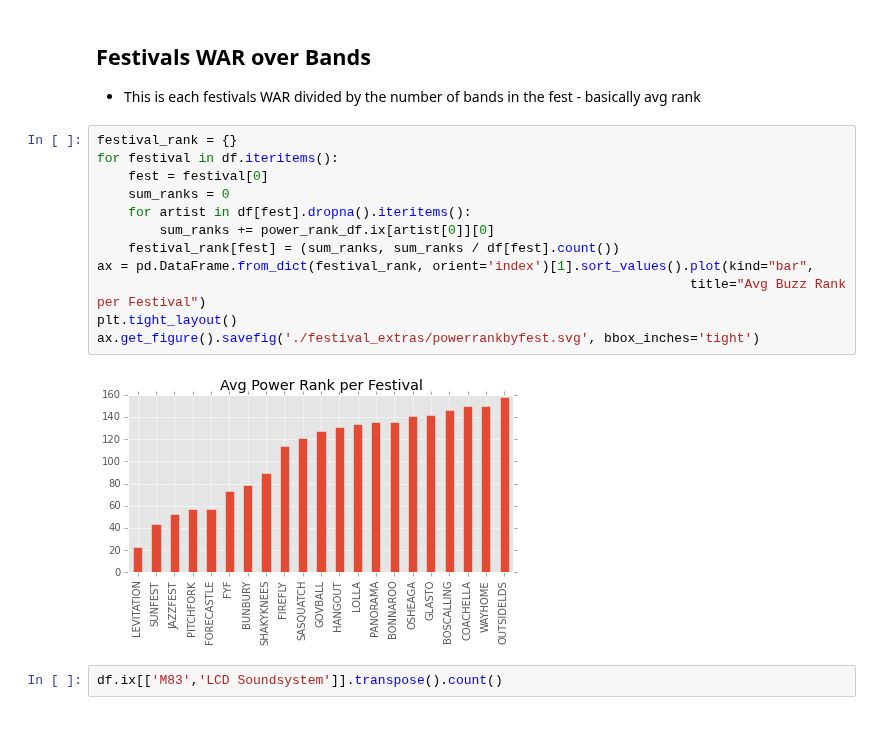
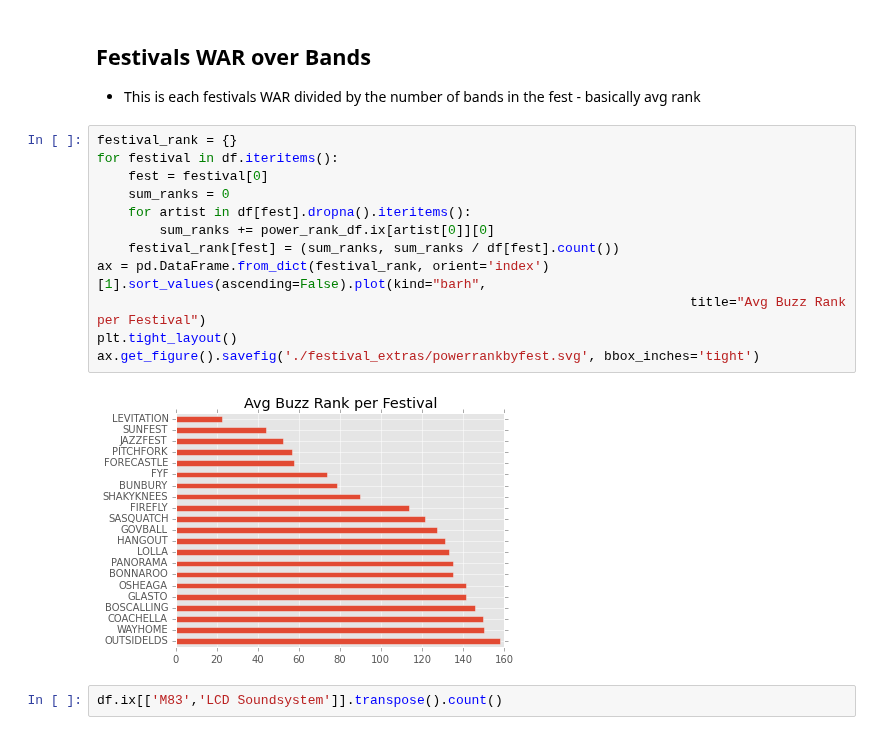
Before and after one commit to hunterowens/hunterowens.github.io, a Jupyter notebook: notebooks/new_power_ranks.ipynb, the cells around one changed output. Saved outputs shown, nothing was run; the diff lists cells and outputs as text.

Commit message:
another round of chart changes

```diff
--- a/notebooks/new_power_ranks.ipynb
+++ b/notebooks/new_power_ranks.ipynb
@@ -223,17 +223,17 @@ ax.get_figure().savefig('./festival_extras/festpowerbyband.svg', bbox_inches='ti
 # %%
 festival_rank = {}
 for festival in df.iteritems():
     fest = festival[0]
     sum_ranks = 0
     for artist in df[fest].dropna().iteritems():
         sum_ranks += power_rank_df.ix[artist[0]][0]
     festival_rank[fest] = (sum_ranks, sum_ranks / df[fest].count())
-ax = pd.DataFrame.from_dict(festival_rank, orient='index')[1].sort_values().plot(kind="bar",
+ax = pd.DataFrame.from_dict(festival_rank, orient='index')[1].sort_values(ascending=False).plot(kind="barh",
                                                                             title="Avg Buzz Rank per Festival")
 plt.tight_layout()
 ax.get_figure().savefig('./festival_extras/powerrankbyfest.svg', bbox_inches='tight')
 # %% [output]
-[figure, old version]
+[figure, new version]
 # %%
 df.ix[['M83','LCD Soundsystem']].transpose().count()
 # %% [output]
```
Also changed, not shown: parts of 6 cells of this notebook, 7 other files.
